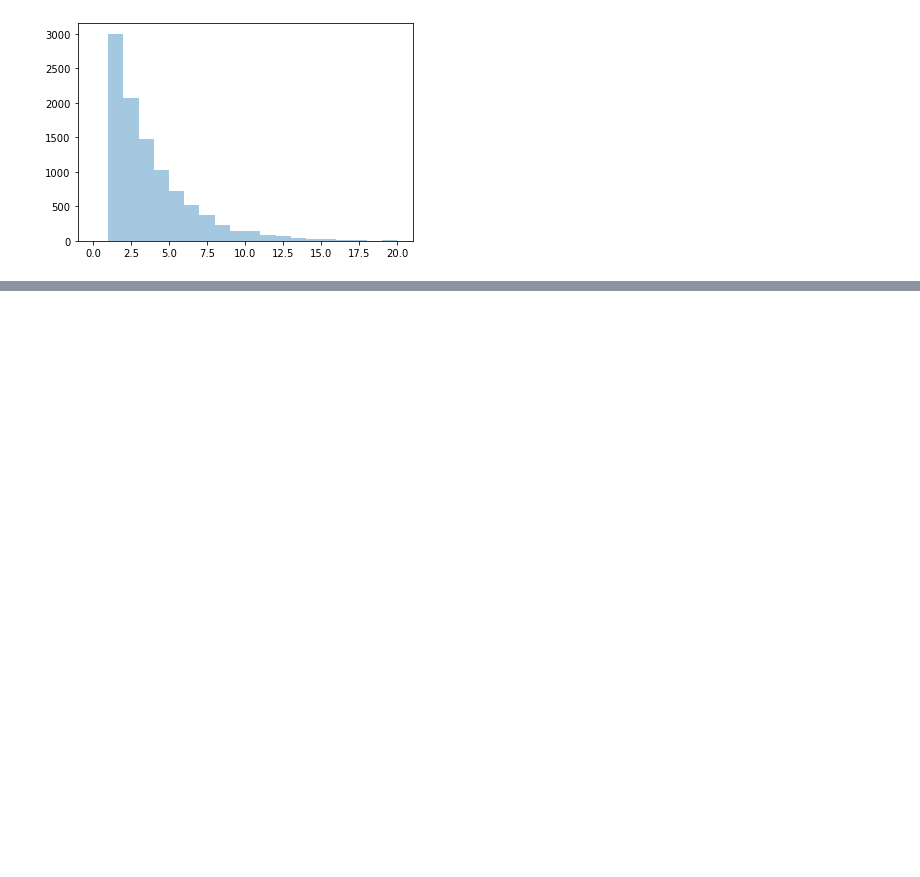
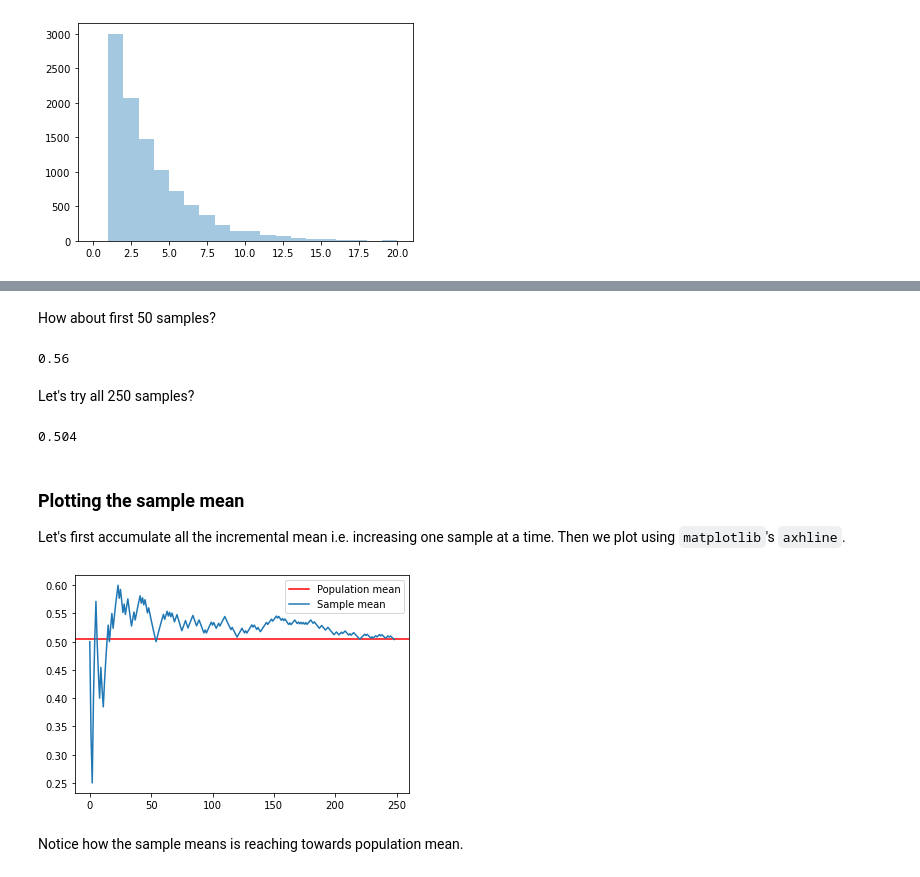
Before and after one commit to mandliya/ml, a Jupyter notebook: maths/Probability/Probability.ipynb, the cells around one changed output, grey strips where cells are left out. Saved outputs shown, nothing was run; the diff lists cells and outputs as text; code cells hidden in the pictures; blank space fills up the shorter version.

```diff
--- a/maths/Probability/Probability.ipynb
+++ b/maths/Probability/Probability.ipynb
@@ -1347,0 +1358,5 @@ plt.show()
+# %%
+from scipy.stats import binom
+
+sample=binom.rvs(n=1, p=0.505, size=250, random_state=42)
+sample
@@ -1347,0 +1384,34 @@ plt.show()
+# %% [markdown]
+How about first 50 samples?
+# %%
+print(describe(sample[0:50]).mean)
+# %% [output]
+0.56
+# %% [markdown]
+Let's try all 250 samples?
+# %%
+print(describe(sample).mean)
+# %% [output]
+0.504
+# %% [markdown]
+### Plotting the sample mean
+
+Let's first accumulate all the incremental mean i.e. increasing one sample at a time.
+Then we plot using `matplotlib`'s `axhline`.
+# %%
+# Calculate sample mean and store it on averages array
+averages = []
+for i in range(2, 251):
+    averages.append(describe(sample[0:i]).mean)
+
+# Add population mean line and sample mean plot
+plt.axhline(binom.mean(n=1, p=0.505), color='red')
+plt.plot(averages, '-')
+
+# Add legend
+plt.legend(("Population mean","Sample mean"), loc='upper right')
+plt.show()
+# %% [output]
+[figure, added]
+# %% [markdown]
+Notice how the sample means is reaching towards population mean.
```
Also changed, not shown: parts of 20 cells of this notebook, 2 other files.
